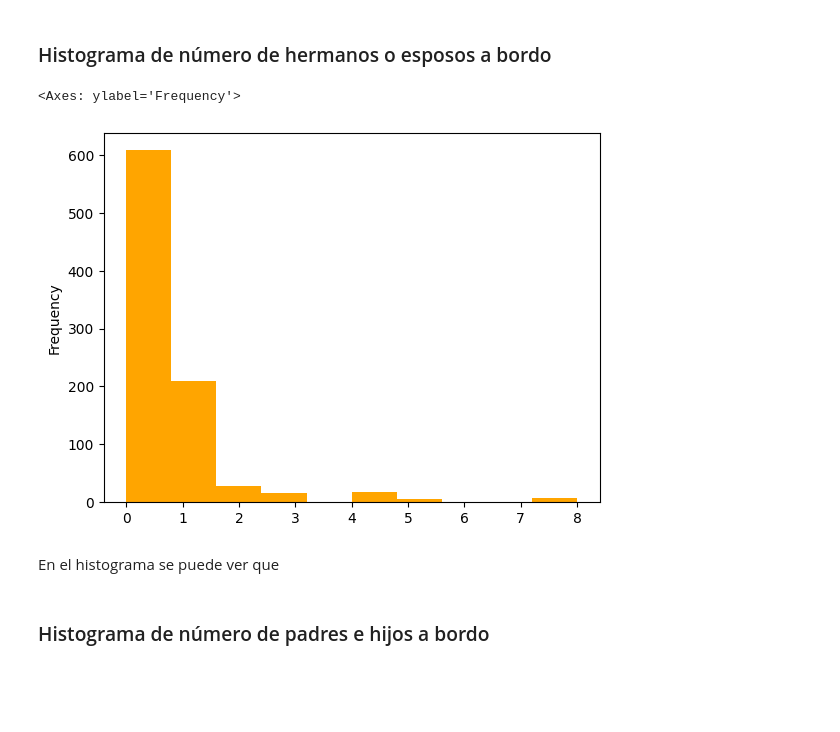
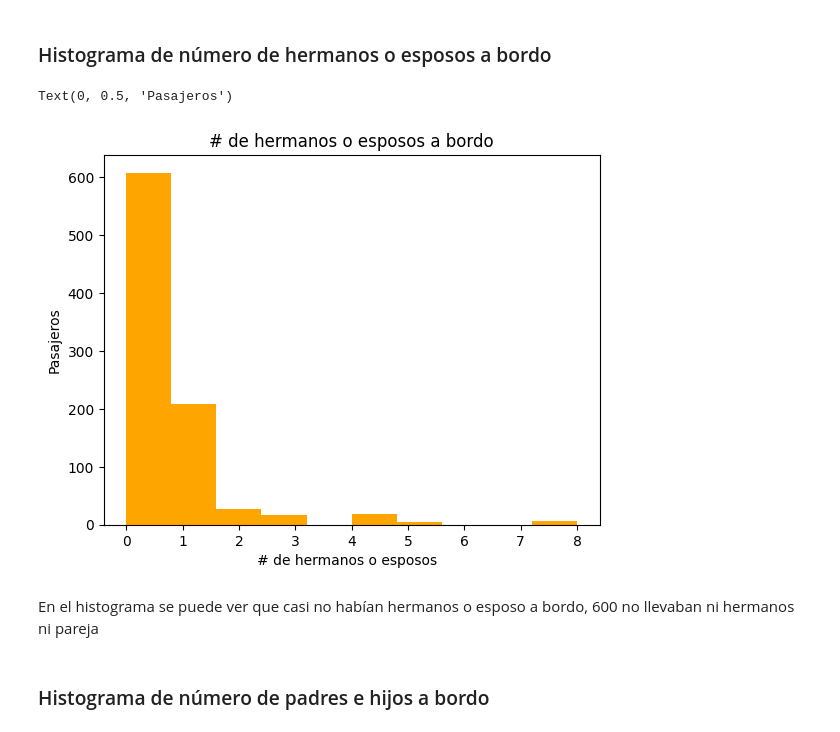
Before and after one commit to Moni-Ib/data-analytics, a Jupyter notebook: notebooks/práctica_titanic.ipynb, the cells around one changed output. Drawn from its saved outputs; the diff is of its cells as text; code cells hidden in the pictures; blank space fills up the shorter version.

```diff
--- a/notebooks/práctica_titanic.ipynb
+++ b/notebooks/práctica_titanic.ipynb
@@ -96,10 +137,13 @@ Como podemos ver en la gráfica la edad más frecuente es de 20 años, con aprox
 ### Histograma de número de hermanos o esposos a bordo
 # %%
 df["sib_spouses"].plot(kind="hist", color="orange")
+plt.title("# de hermanos o esposos a bordo")
+plt.xlabel('# de hermanos o esposos  ')
+plt.ylabel('Pasajeros')
 # %% [output]
-<Axes: ylabel='Frequency'>
+Text(0, 0.5, 'Pasajeros')
-[figure, old version]
+[figure, new version]
 # %% [markdown]
-En el histograma se puede ver que
+En el histograma se puede ver que casi no habían hermanos o esposo a bordo, 600 no llevaban ni hermanos ni pareja
 # %% [markdown]
 ### Histograma de número de padres e hijos a bordo
```
Also changed, not shown: parts of 23 cells of this notebook.
